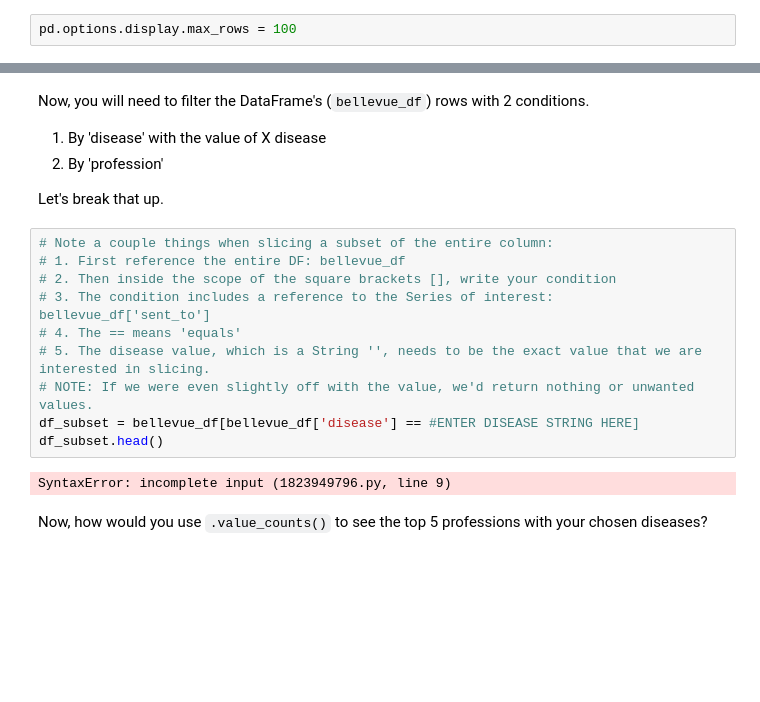
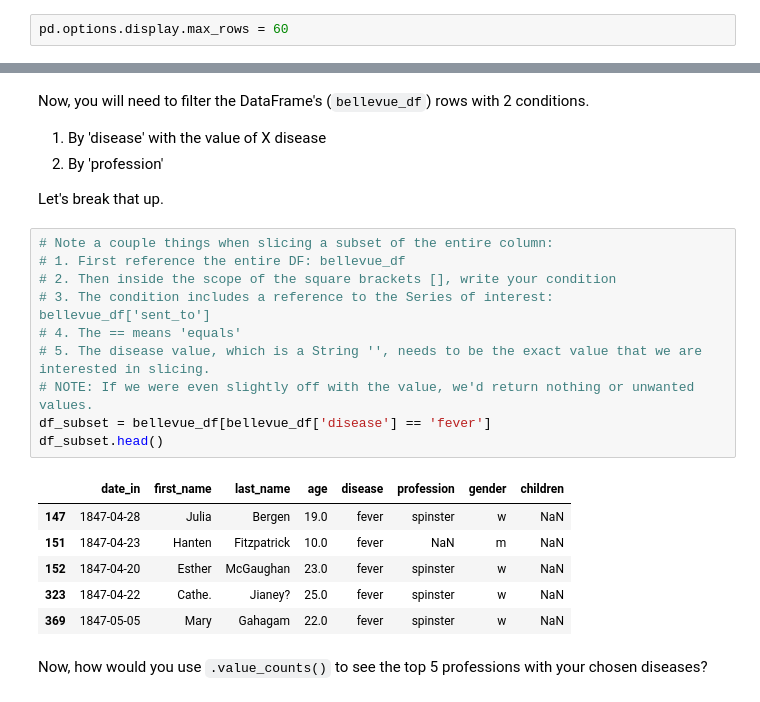
Before and after one commit to haleyrhiann4/3844f23-writing-digital-media, a Jupyter notebook: book/03-Pandas-Data-Analysis/01-Pandas-Basics-Part1.ipynb, the cells around one changed output, grey strips where cells are left out. Drawn from its saved outputs; the diff is of its cells as text; blank space fills up the shorter version.

```diff
--- a/book/03-Pandas-Data-Analysis/01-Pandas-Basics-Part1.ipynb
+++ b/book/03-Pandas-Data-Analysis/01-Pandas-Basics-Part1.ipynb
@@ -88,7 +88,7 @@ import pandas as pd
 # %% [markdown]
 By default, Pandas will display 60 rows and 20 columns. I often change [Pandas' default display settings](https://pandas.pydata.org/pandas-docs/stable/user_guide/options.html) to show more rows or columns.
 # %%
-pd.options.display.max_rows = 100
+pd.options.display.max_rows = 60
 # %% [markdown]
 ## 5. Read in CSV File
 # %% [markdown]
@@ -731,15 +726,20 @@ Let's break that up.
 # %%
 # Note a couple things when slicing a subset of the entire column:
 # 1. First reference the entire DF: bellevue_df
 # 2. Then inside the scope of the square brackets [], write your condition
 # 3. The condition includes a reference to the Series of interest: bellevue_df['sent_to']
 # 4. The == means 'equals'
 # 5. The disease value, which is a String '', needs to be the exact value that we are interested in slicing.
 # NOTE: If we were even slightly off with the value, we'd return nothing or unwanted values.
-df_subset = bellevue_df[bellevue_df['disease'] == #ENTER DISEASE STRING HERE]
+df_subset = bellevue_df[bellevue_df['disease'] == 'fever']
 df_subset.head()
 # %% [output]
-SyntaxError: incomplete input (1823949796.py, line 9)
+|  | date_in | first_name | last_name | age | disease | profession | gender | children |
+| 147 | 1847-04-28 | Julia | Bergen | 19.0 | fever | spinster | w | NaN |
+| 151 | 1847-04-23 | Hanten | Fitzpatrick | 10.0 | fever | NaN | m | NaN |
+| 152 | 1847-04-20 | Esther | McGaughan | 23.0 | fever | spinster | w | NaN |
+| 323 | 1847-04-22 | Cathe. | Jianey? | 25.0 | fever | spinster | w | NaN |
+| 369 | 1847-05-05 | Mary | Gahagam | 22.0 | fever | spinster | w | NaN |
 # %% [markdown]
 Now, how would you use `.value_counts()` to see the top 5 professions with your chosen diseases?
 # %%
```
Also changed, not shown: parts of 4 cells of this notebook.
